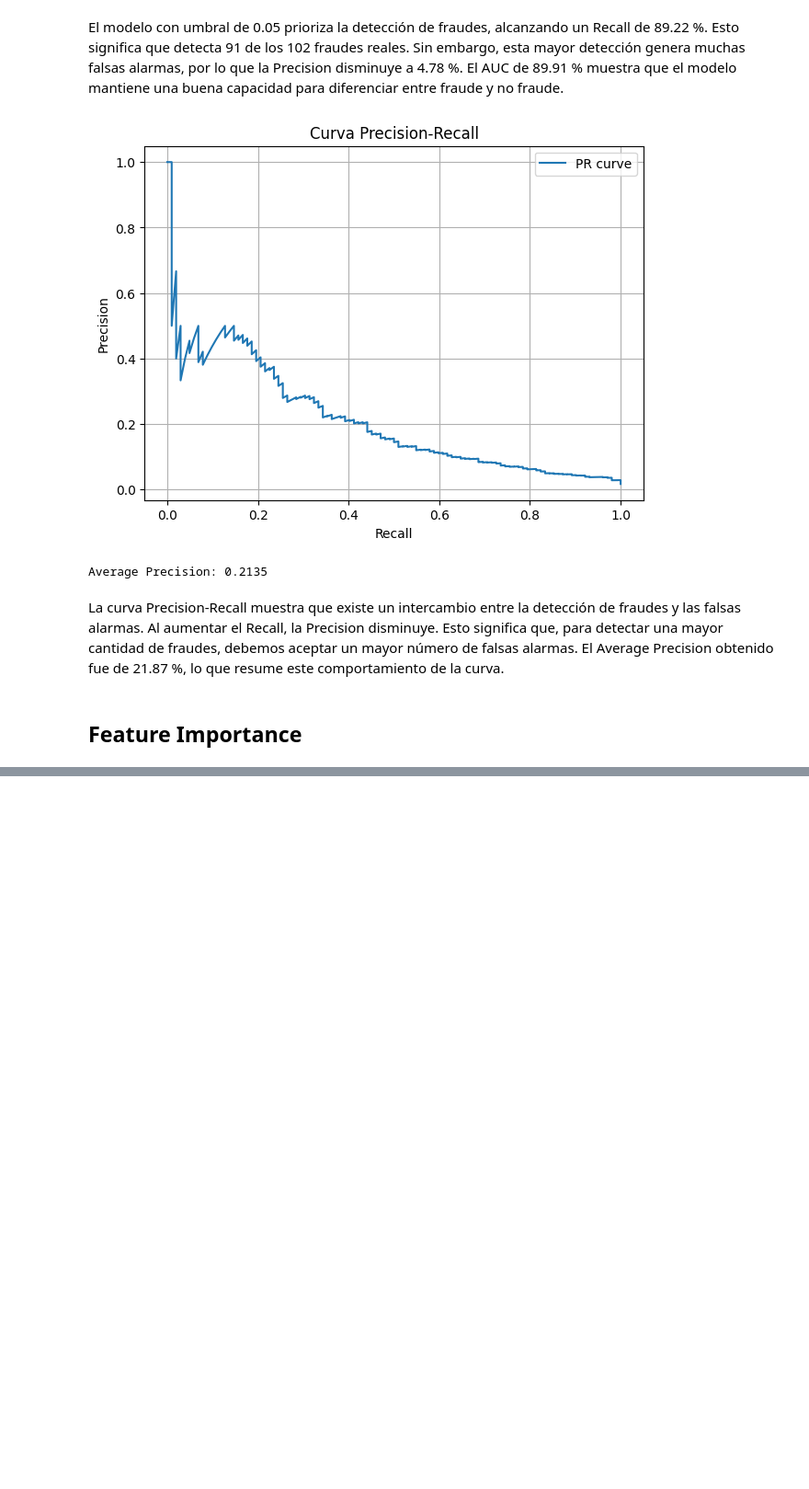
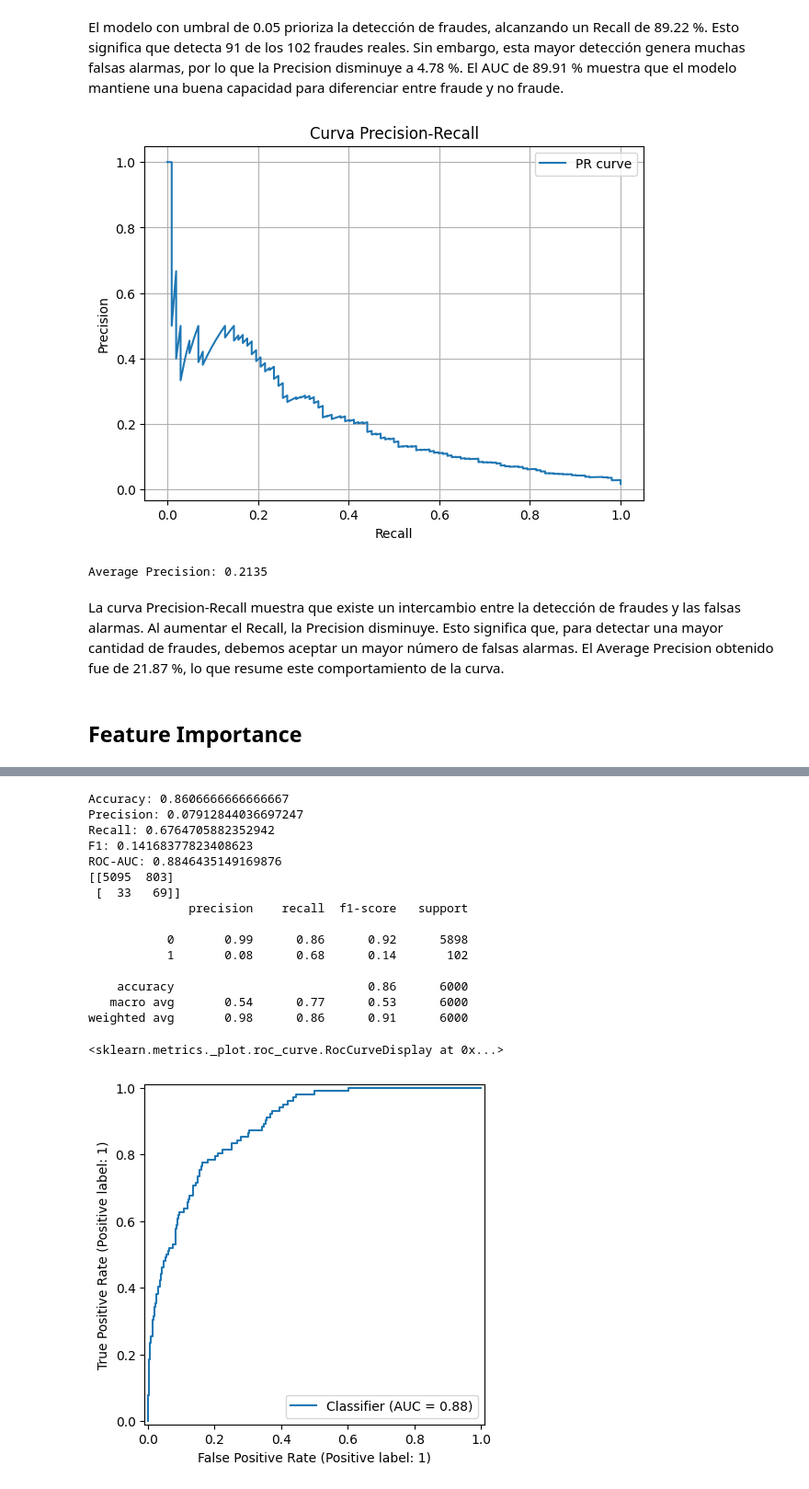
Before and after one commit to nashlypilar-collab/Intro_ciencia_tarea_grupo, a Jupyter notebook: Fraudes_Feature_2.ipynb, the cells around one changed output, grey strips where cells are left out. Shown at 92% size. Drawn from its saved outputs; the diff is of its cells as text; code cells hidden in the pictures; blank space fills up the shorter version.

```diff
--- a/Fraudes_Feature_2.ipynb
+++ b/Fraudes_Feature_2.ipynb
@@ -474,0 +670,2 @@ feature_importance.head(20)
+# %%
+model_poda.fit(X_train_poda, y_train)
@@ -474,0 +817,12 @@ feature_importance.head(20)
+# %%
+from imblearn.pipeline import Pipeline
+from imblearn.over_sampling import SMOTE
+from sklearn.linear_model import LogisticRegression
+
+model_oversampled = Pipeline(steps=[
+    ("prep", preprocessor),
+    ("oversample", SMOTE(random_state=52)),
+    ("clf", LogisticRegression(max_iter=2000))
+])
+
+model_oversampled.fit(X_train, y_train)
@@ -474,0 +849,60 @@ feature_importance.head(20)
+# %%
+from imblearn.pipeline import Pipeline
+from imblearn.over_sampling import SMOTE
+from sklearn.linear_model import LogisticRegression
+
+model_oversampled = Pipeline(steps=[
+    ("prep", preprocessor),
+    ("oversample", SMOTE(random_state=52)),
+    ("clf", LogisticRegression(max_iter=2000))
+])
+
+model_oversampled.fit(X_train, y_train)
+
+y_pred_oversampled = model_oversampled.predict(X_test)
+
+y_pred_proba_oversampled = model_oversampled.predict_proba(X_test)[:, 1]
+
+from sklearn.metrics import (
+    accuracy_score,
+    precision_score,
+    recall_score,
+    f1_score,
+    roc_auc_score,
+    confusion_matrix,
+    classification_report,
+    RocCurveDisplay
+)
+
+print("Accuracy:", accuracy_score(y_test, y_pred_oversampled))
+print("Precision:", precision_score(y_test, y_pred_oversampled))
+print("Recall:", recall_score(y_test, y_pred_oversampled))
+print("F1:", f1_score(y_test, y_pred_oversampled))
+print("ROC-AUC:", roc_auc_score(y_test, y_pred_proba_oversampled))
+
+print(confusion_matrix(y_test, y_pred_oversampled))
+
+print(classification_report(y_test, y_pred_oversampled))
+
+RocCurveDisplay.from_predictions(
+    y_test,
+    y_pred_proba_oversampled
+)
+# %% [output]
+Accuracy: 0.8606666666666667
+Precision: 0.07912844036697247
+Recall: 0.6764705882352942
+F1: 0.14168377823408623
+ROC-AUC: 0.8846435149169876
+[[5095  803]
+ [  33   69]]
+              precision    recall  f1-score   support
+
+           0       0.99      0.86      0.92      5898
+           1       0.08      0.68      0.14       102
+
+    accuracy                           0.86      6000
+   macro avg       0.54      0.77      0.53      6000
+weighted avg       0.98      0.86      0.91      6000
+<sklearn.metrics._plot.roc_curve.RocCurveDisplay at 0x...>
+[figure, added]
```
Also changed, not shown: parts of 37 cells of this notebook.
